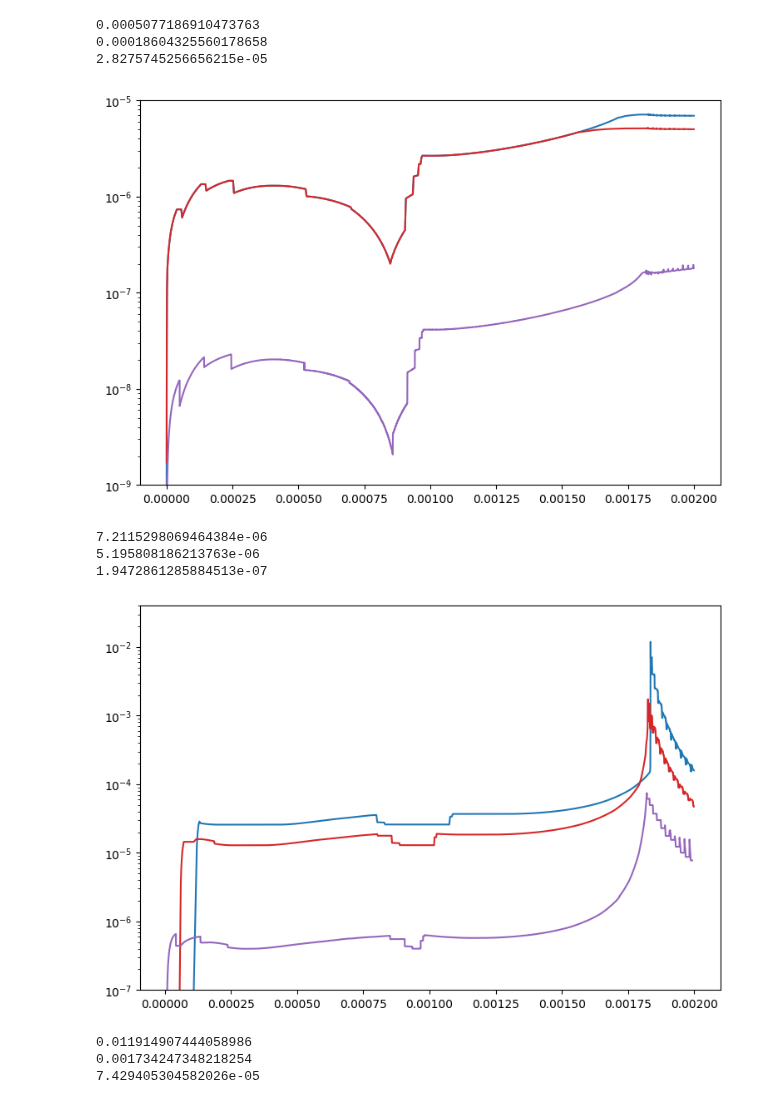
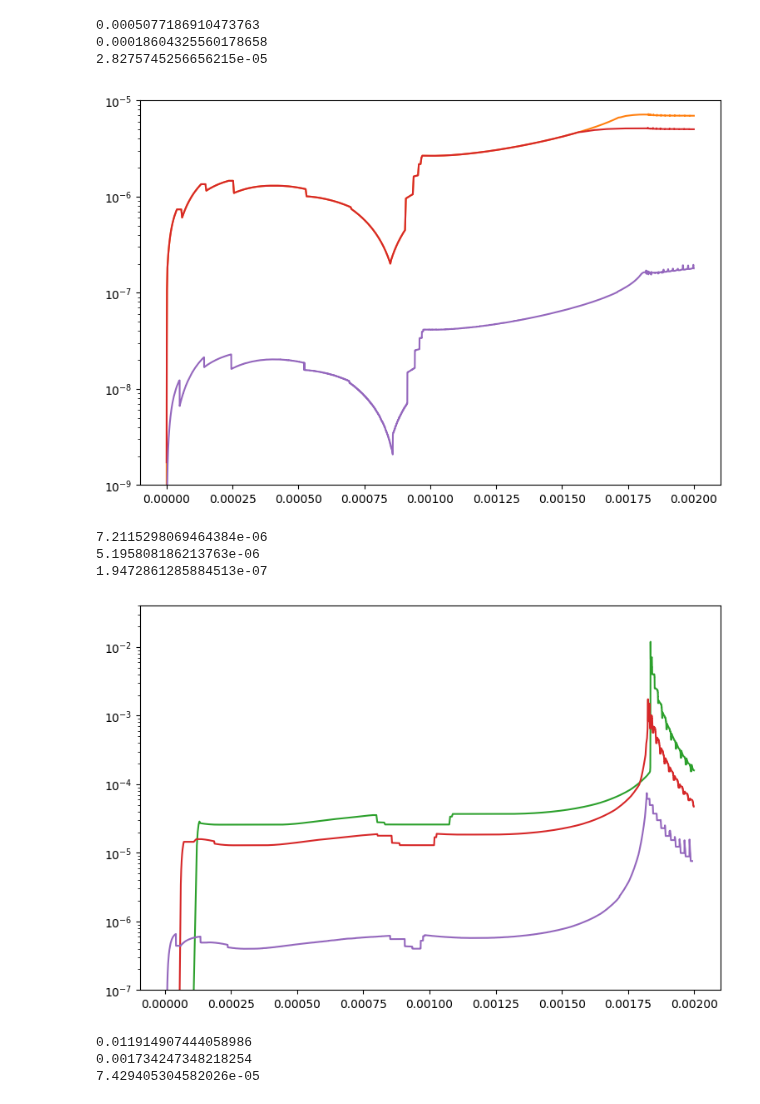
Before and after one commit to ponomarevandr/disruption, a Jupyter notebook: model_tuning/experiments/time_step/adaptation_birth.ipynb, the cells around one changed output. Saved outputs shown, nothing was run; the diff lists cells and outputs as text; code cells hidden in the pictures.

Commit message:
The experiments with channel birth completed

```diff
--- a/model_tuning/experiments/time_step/adaptation_birth.ipynb
+++ b/model_tuning/experiments/time_step/adaptation_birth.ipynb
@@ -22,7 +22,7 @@ from norms import *
 
 %matplotlib inline
 # %%
-models_dir = '../../bin/'
+models_dir = 'data_birth/'
 # %%
 model = model_from_file(models_dir + 'model.csv')
 # %%
@@ -259,12 +259,12 @@ plt.figure(figsize=(9, 6))
 plt.ylim([1e-9, 1e-5])
 plt.yscale('log')
 k = 3
-plt.plot(model_ad_energy.ts[k:-k], window_max(np.abs(t_shift_ad_energy), k), color='C0')
+plt.plot(model_ad_energy.ts[k:-k], window_max(np.abs(t_shift_ad_energy), k), color='C1')
 plt.plot(model_ad_energy_tol.ts[k:-k], window_max(np.abs(t_shift_ad_energy_tol), k), color='C3')
 plt.plot(model_ad_energy_max.ts[k:-k], window_max(np.abs(t_shift_ad_energy_max), k), color='C4')
 plt.show()
 # %% [output]
-[figure, old version]
+[figure, new version]
 # %%
 print(np.abs(t_shift_ad_energy).max())
 print(np.abs(t_shift_ad_energy_tol).max())
@@ -286,14 +286,14 @@ metric_ad_stability_max, t_shift_ad_stability_max = \
 # %%
 plt.figure(figsize=(9, 6))
 plt.ylim([1e-7, 4e-2])
 plt.yscale('log')
 k = 35
-plt.plot(model_ad_stability.ts[k:-k], window_min(metric_ad_stability, k), color='C0')
+plt.plot(model_ad_stability.ts[k:-k], window_min(metric_ad_stability, k), color='C2')
 plt.plot(model_ad_stability_tol.ts[k:-k], window_min(metric_ad_stability_tol, k), color='C3')
 plt.plot(model_ad_stability_max.ts[k:-k], window_min(metric_ad_stability_max, k), color='C4')
 plt.show()
 # %% [output]
-[figure, old version]
+[figure, new version]
 # %%
 k = 35
 print(window_min(metric_ad_stability, k).max())
```
Also changed, not shown: parts of 20 cells of this notebook, 15 other files.
